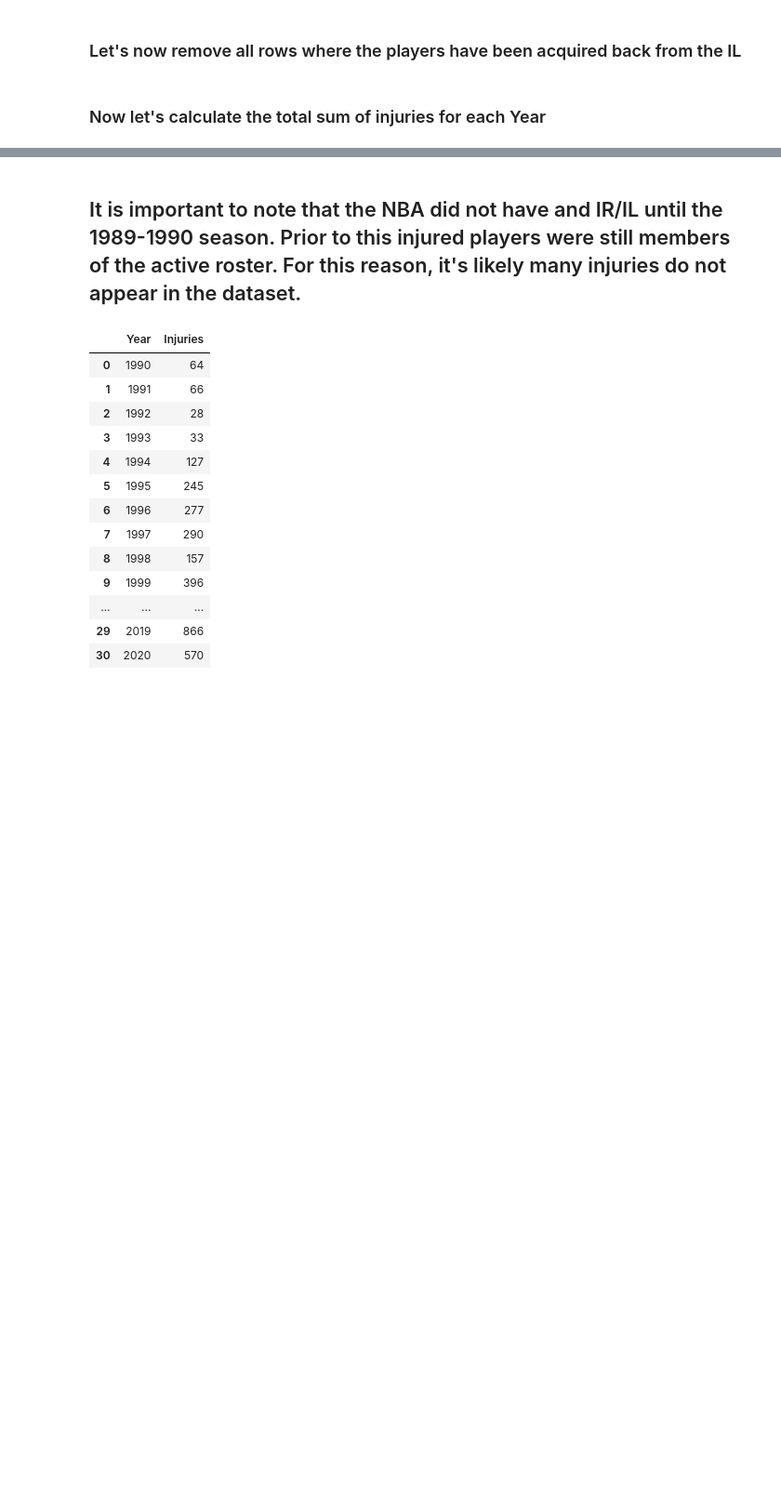
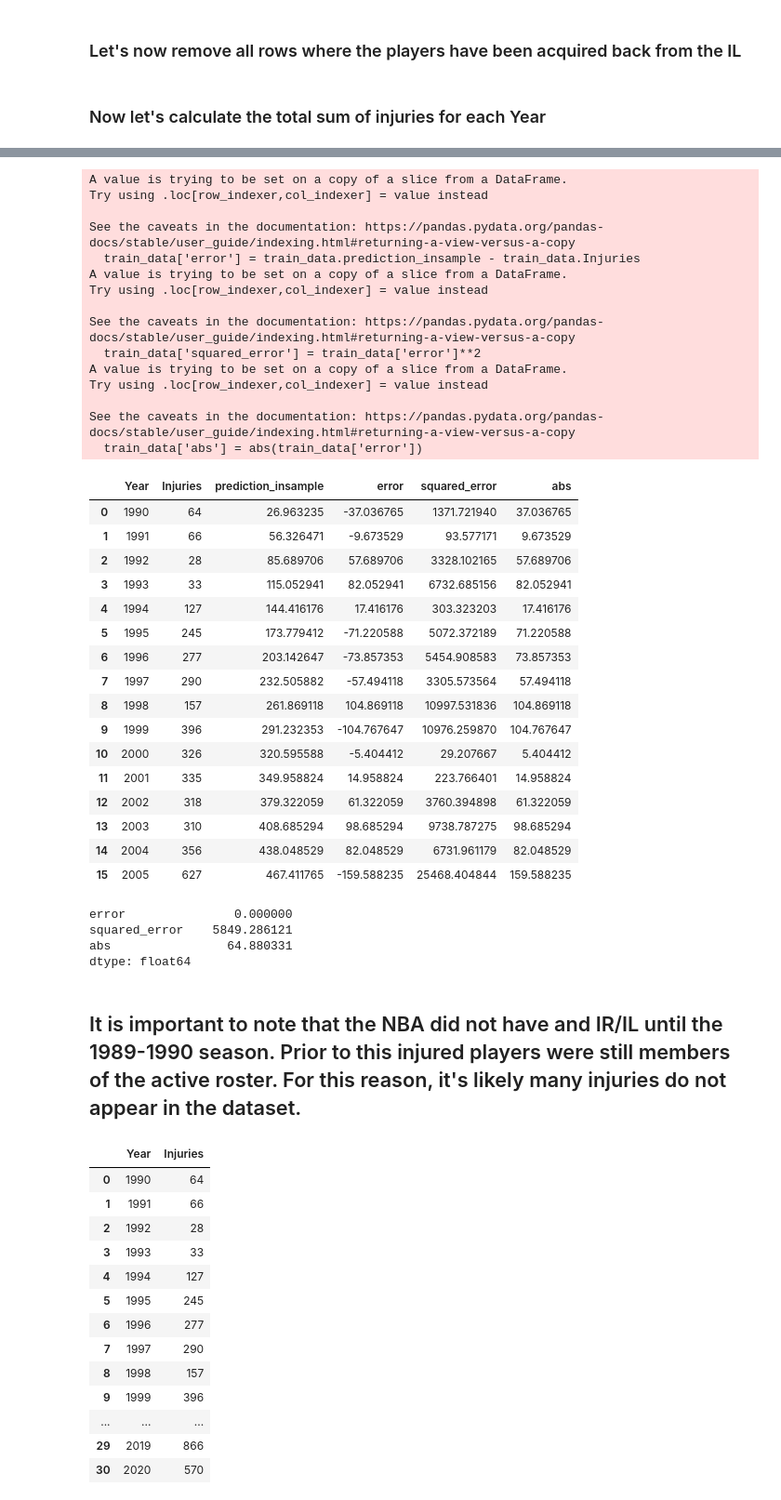
Before and after one commit to adc1021/NBAInjuryPredictor, a Jupyter notebook: notebooks/Forecasting.ipynb, the cells around one changed output, grey strips where cells are left out. Shown: that part at 93% size. Saved outputs shown, nothing was run; the diff lists cells and outputs as text; code cells hidden in the pictures; blank space fills up the shorter version.

```diff
--- a/notebooks/Forecasting.ipynb
+++ b/notebooks/Forecasting.ipynb
@@ -45,3 +45,5 @@ for year, group in injuryData.groupby('Year'):
 #         print(f"Year: {year} Injuries: {injuries}")
 #         print(f"Total Injuries: {total_injuries}")
 #         print("---------------------------------------------")
+df = pd.DataFrame(yearly_injuries.items(), columns=['Year', 'Injuries'])
+df
@@ -47,0 +68,9 @@ for year, group in injuryData.groupby('Year'):
+# %%
+#Using Linear Regression function to fit our model
+train_data = df[:16]
+
+X_train = np.array(train_data['Year']).reshape(-1, 1)
+y_train = train_data['Injuries']
+reg = LinearRegression()
+
+fit_model = reg.fit(X_train, y_train)
@@ -47,0 +87,4 @@ for year, group in injuryData.groupby('Year'):
+# %%
+# Adding our insample prediction for each year to our training data set
+train_data.loc[:, 'prediction_insample'] = fit_model.predict(X_train).copy()
+train_data.head()
@@ -48,3 +103,53 @@ for year, group in injuryData.groupby('Year'):
+# %%
+# Calculating the error, MSE, and ABS error for each year
+train_data['error'] = train_data.prediction_insample - train_data.Injuries
+train_data['squared_error'] = train_data['error']**2
+train_data['abs'] = abs(train_data['error'])
+
+train_data
+# %% [output]
+A value is trying to be set on a copy of a slice from a DataFrame.
+Try using .loc[row_indexer,col_indexer] = value instead
+
+See the caveats in the documentation: https://pandas.pydata.org/pandas-docs/stable/user_guide/indexing.html#returning-a-view-versus-a-copy
+  train_data['error'] = train_data.prediction_insample - train_data.Injuries
+A value is trying to be set on a copy of a slice from a DataFrame.
+Try using .loc[row_indexer,col_indexer] = value instead
+
+See the caveats in the documentation: https://pandas.pydata.org/pandas-docs/stable/user_guide/indexing.html#returning-a-view-versus-a-copy
+  train_data['squared_error'] = train_data['error']**2
+A value is trying to be set on a copy of a slice from a DataFrame.
+Try using .loc[row_indexer,col_indexer] = value instead
+
+See the caveats in the documentation: https://pandas.pydata.org/pandas-docs/stable/user_guide/indexing.html#returning-a-view-versus-a-copy
+  train_data['abs'] = abs(train_data['error'])
+|  | Year | Injuries | prediction_insample | error | squared_error | abs |
+| 0 | 1990 | 64 | 26.963235 | -37.036765 | 1371.721940 | 37.036765 |
+| 1 | 1991 | 66 | 56.326471 | -9.673529 | 93.577171 | 9.673529 |
+| 2 | 1992 | 28 | 85.689706 | 57.689706 | 3328.102165 | 57.689706 |
+| 3 | 1993 | 33 | 115.052941 | 82.052941 | 6732.685156 | 82.052941 |
+| 4 | 1994 | 127 | 144.416176 | 17.416176 | 303.323203 | 17.416176 |
+| 5 | 1995 | 245 | 173.779412 | -71.220588 | 5072.372189 | 71.220588 |
+| 6 | 1996 | 277 | 203.142647 | -73.857353 | 5454.908583 | 73.857353 |
+| 7 | 1997 | 290 | 232.505882 | -57.494118 | 3305.573564 | 57.494118 |
+| 8 | 1998 | 157 | 261.869118 | 104.869118 | 10997.531836 | 104.869118 |
+| 9 | 1999 | 396 | 291.232353 | -104.767647 | 10976.259870 | 104.767647 |
+| 10 | 2000 | 326 | 320.595588 | -5.404412 | 29.207667 | 5.404412 |
+| 11 | 2001 | 335 | 349.958824 | 14.958824 | 223.766401 | 14.958824 |
+| 12 | 2002 | 318 | 379.322059 | 61.322059 | 3760.394898 | 61.322059 |
+| 13 | 2003 | 310 | 408.685294 | 98.685294 | 9738.787275 | 98.685294 |
+| 14 | 2004 | 356 | 438.048529 | 82.048529 | 6731.961179 | 82.048529 |
+| 15 | 2005 | 627 | 467.411765 | -159.588235 | 25468.404844 | 159.588235 |
+# %%
+
+# Returns the mean for error, squared error and absolute error for the training set
+
+train_data[['error', 'squared_error', 'abs']].mean()
+# %% [output]
+error               0.000000
+squared_error    5849.286121
+abs                64.880331
+dtype: float64
 # %%
 # Now let's remove all the rows from the data frame that have data before 1990
 injuryData = injuryData[injuryData['Year'] >= 1990]
```
Also changed, not shown: parts of 4 cells of this notebook.
